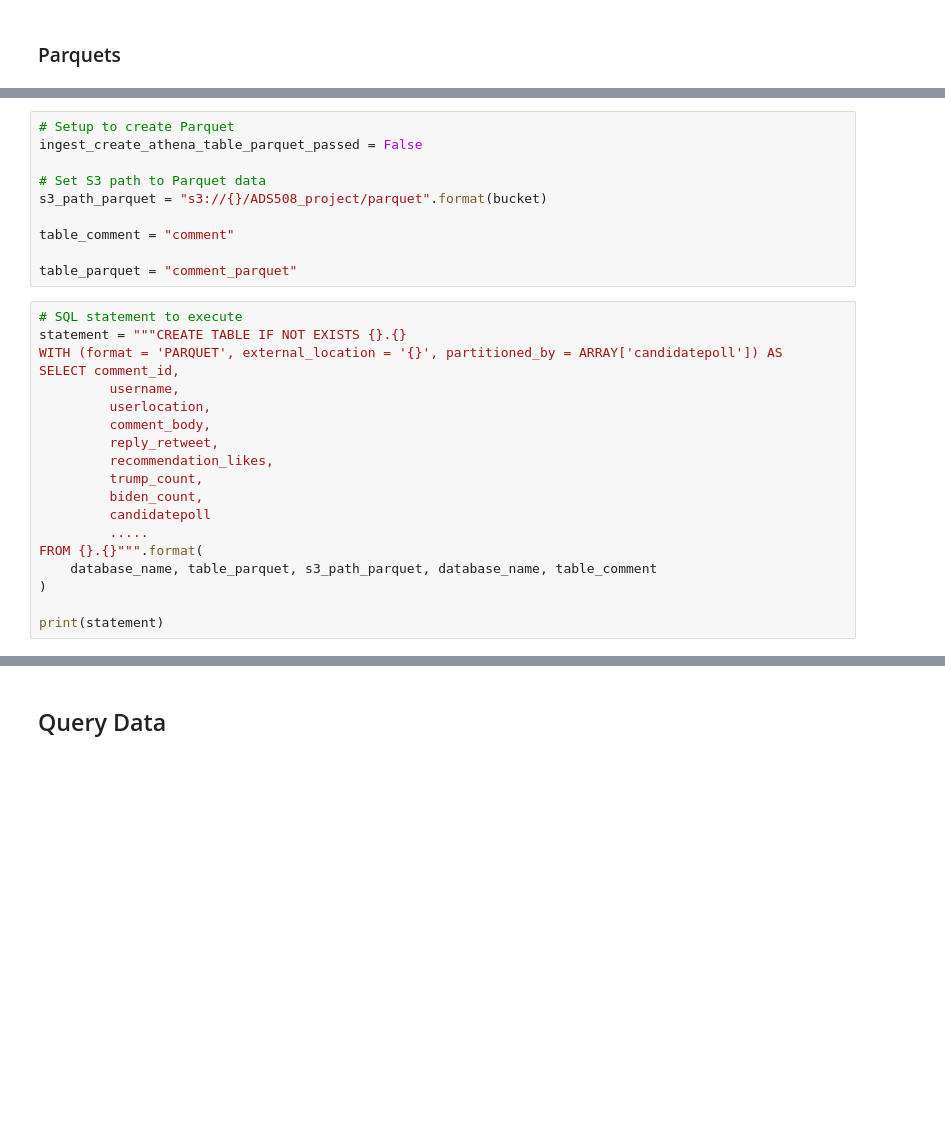
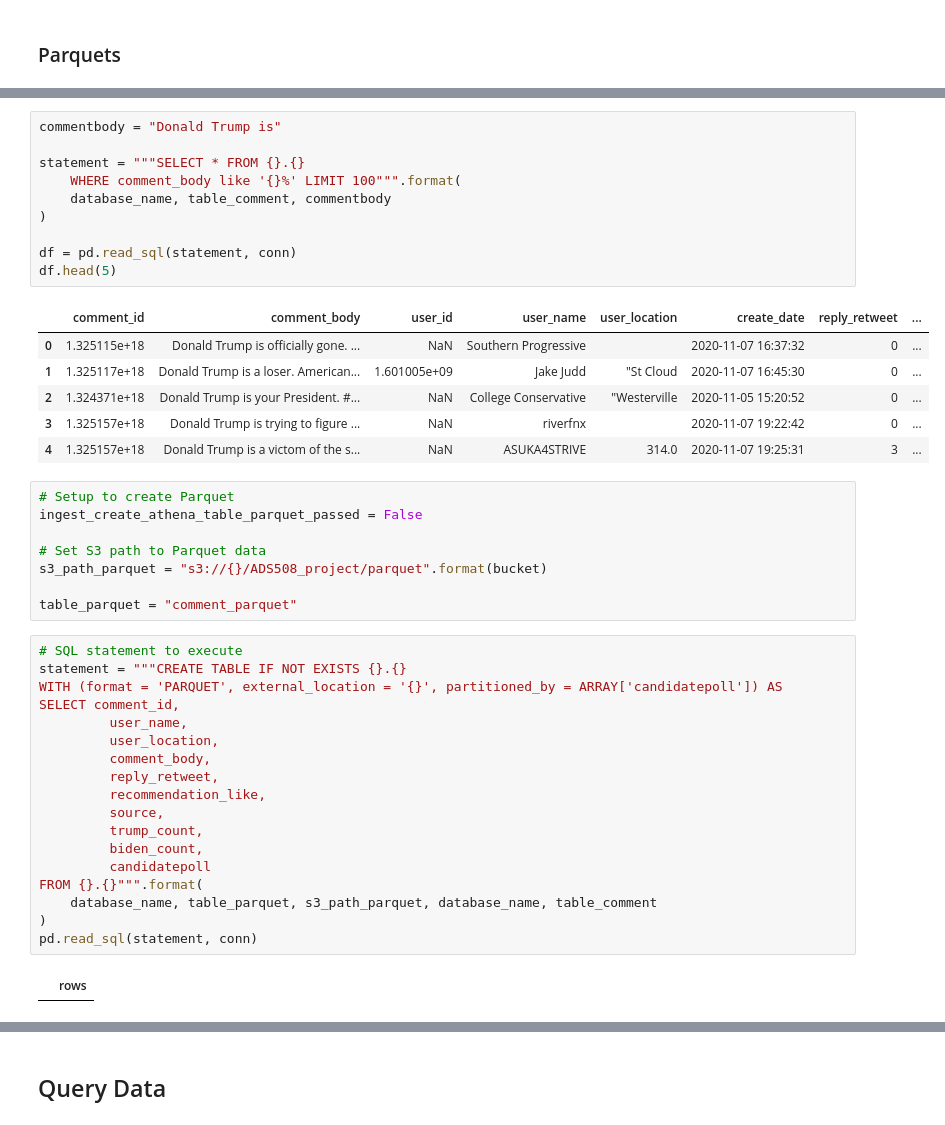
Before and after one commit to cfitzpatrick89/ADS508_GroupProject, a Jupyter notebook: EDA.ipynb, the cells around one changed output, grey strips where cells are left out. Drawn from its saved outputs; the diff is of its cells as text; blank space fills up the shorter version.

Commit message:
Parquet Table is created
In total there will be 4 tables in db: dbpoliticpulsecomment
2 --> original from tweet and nyt
1 --> combine tweet and nyt
1 --> parquet table

```diff
--- a/EDA.ipynb
+++ b/EDA.ipynb
@@ -276,3 +283,20 @@ LIMIT 10
+# %%
+commentbody = "Donald Trump is"
+
+statement = """SELECT * FROM {}.{}
+    WHERE comment_body like '{}%' LIMIT 100""".format(
+    database_name, table_comment, commentbody
+)
+
+df = pd.read_sql(statement, conn)
+df.head(5)
+# %% [output]
+|  | comment_id | comment_body | user_id | user_name | user_location | create_date | reply_retweet | ... |
+| 0 | 1.325115e+18 | Donald Trump is officially gone. ... | NaN | Southern Progressive |  | 2020-11-07 16:37:32 | 0 | ... |
+| 1 | 1.325117e+18 | Donald Trump is a loser. American... | 1.601005e+09 | Jake Judd | "St Cloud | 2020-11-07 16:45:30 | 0 | ... |
+| 2 | 1.324371e+18 | Donald Trump is your President. #... | NaN | College Conservative | "Westerville | 2020-11-05 15:20:52 | 0 | ... |
+| 3 | 1.325157e+18 | Donald Trump is trying to figure ... | NaN | riverfnx |  | 2020-11-07 19:22:42 | 0 | ... |
+| 4 | 1.325157e+18 | Donald Trump is a victom of the s... | NaN | ASUKA4STRIVE | 314.0 | 2020-11-07 19:25:31 | 3 | ... |
 # %%
 # Setup to create Parquet
 ingest_create_athena_table_parquet_passed = False
@@ -280,25 +304,24 @@ ingest_create_athena_table_parquet_passed = False
 # Set S3 path to Parquet data
 s3_path_parquet = "s3://{}/ADS508_project/parquet".format(bucket)
 
-table_comment = "comment"
-
 table_parquet = "comment_parquet"
 # %%
 # SQL statement to execute
 statement = """CREATE TABLE IF NOT EXISTS {}.{}
 WITH (format = 'PARQUET', external_location = '{}', partitioned_by = ARRAY['candidatepoll']) AS
 SELECT comment_id,
-         username,
-         userlocation,
+         user_name,
+         user_location,
          comment_body,
          reply_retweet,
-         recommendation_likes,
+         recommendation_like,
+         source,
          trump_count,
          biden_count,
          candidatepoll
-         .....
 FROM {}.{}""".format(
     database_name, table_parquet, s3_path_parquet, database_name, table_comment
 )
-
-print(statement)
+pd.read_sql(statement, conn)
+# %% [output]
+|  | rows |
```
Also changed, not shown: parts of 7 cells of this notebook.
